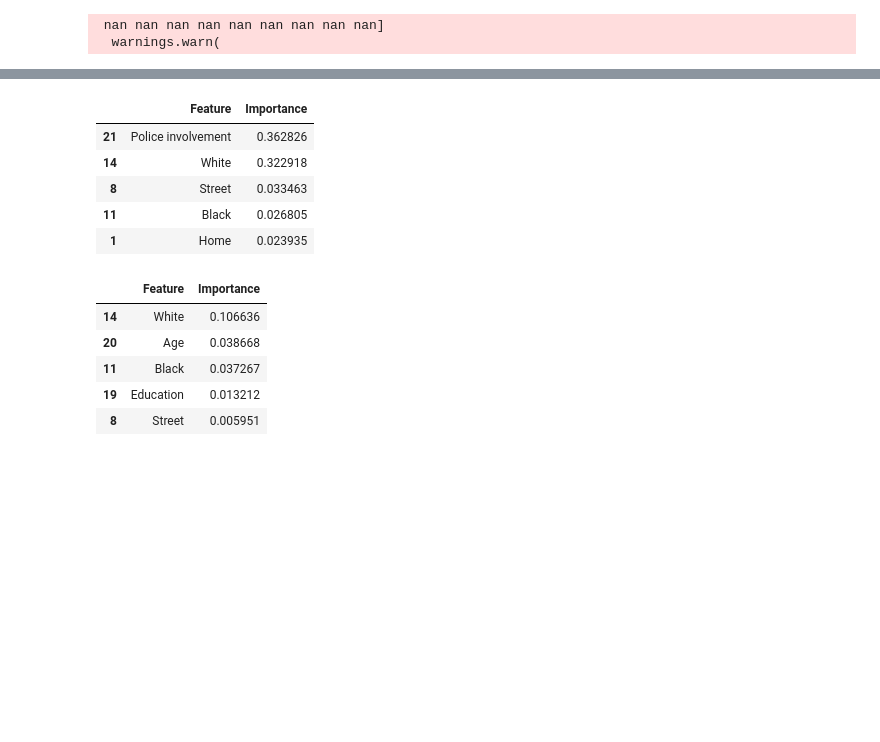
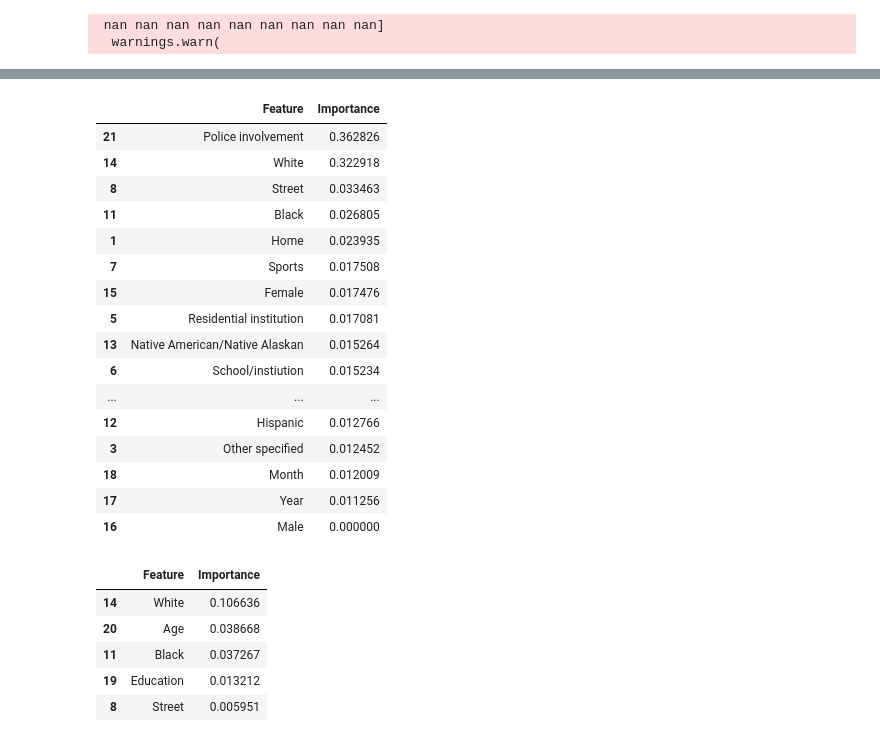
Before and after one commit to ahuang28/cs3244_final_project, a Jupyter notebook: code.ipynb, the cells around one changed output, grey strips where cells are left out. Drawn from its saved outputs; the diff is of its cells as text; code cells hidden in the pictures; blank space fills up the shorter version.

```diff
--- a/code.ipynb
+++ b/code.ipynb
@@ -821,8 +821,8 @@ def train_evaluate_xgboost(X_train, y_train, X_test, y_test, penalise):
             y_onehot_test[:, class_id],
             y_score[:, class_id],
             name=f"{reason} vs the rest",
-            color="darkorange")
-            #plot_chance_level=True)
+            color="darkorange",
+            plot_chance_level=True)
 
         _ = display.ax_.set(
             xlabel="False Positive Rate",
@@ -919,6 +921,7 @@ xgb_permutation_importance_df = xgb_permutation_importance_df.sort_values(by='Im
   warnings.warn(
 # %%
 #Log loss in descending order
-xgb_log_loss_df.sort_values(by='log_loss', ascending=False)
+pd.set_option("display.max_columns", None)
+xgb_log_loss_df.sort_values(by='log_loss', ascending=False).head(10)
 # %% [output]
 |  | Farm | Home | Industrial/construction | Other specified | Other unspecified | Residential institution | ... |
@@ -937,13 +938,24 @@ xgb_log_loss_df.sort_values(by='log_loss', ascending=False)
 # %%
 #Most important features in XGBoost class weights model
-xgb_importance_df.head()
+xgb_importance_df
 # %% [output]
 |  | Feature | Importance |
 | 21 | Police involvement | 0.362826 |
 | 14 | White | 0.322918 |
 | 8 | Street | 0.033463 |
 | 11 | Black | 0.026805 |
 | 1 | Home | 0.023935 |
+| 7 | Sports | 0.017508 |
+| 15 | Female | 0.017476 |
+| 5 | Residential institution | 0.017081 |
+| 13 | Native American/Native Alaskan | 0.015264 |
+| 6 | School/instiution | 0.015234 |
+| ... | ... | ... |
+| 12 | Hispanic | 0.012766 |
+| 3 | Other specified | 0.012452 |
+| 18 | Month | 0.012009 |
+| 17 | Year | 0.011256 |
+| 16 | Male | 0.000000 |
 # %%
 #Features that contribute most to misclassification
 xgb_permutation_importance_df.head()
```
Also changed, not shown: parts of 2 cells of this notebook.
